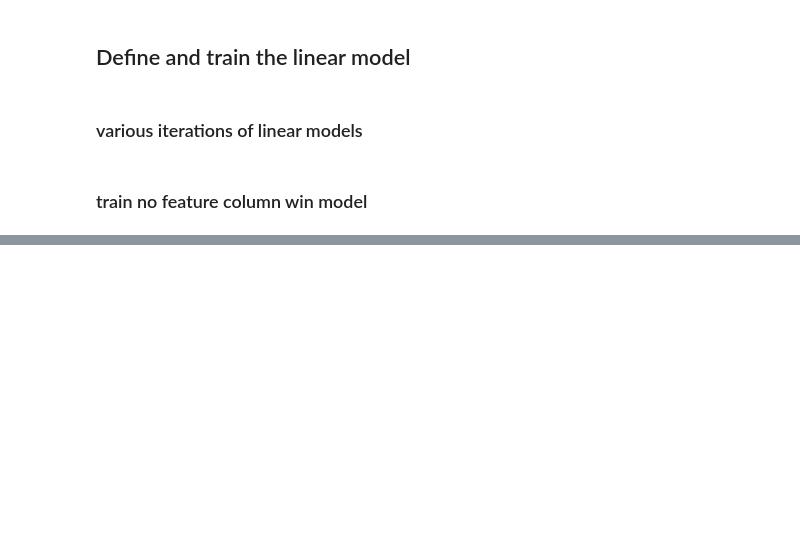
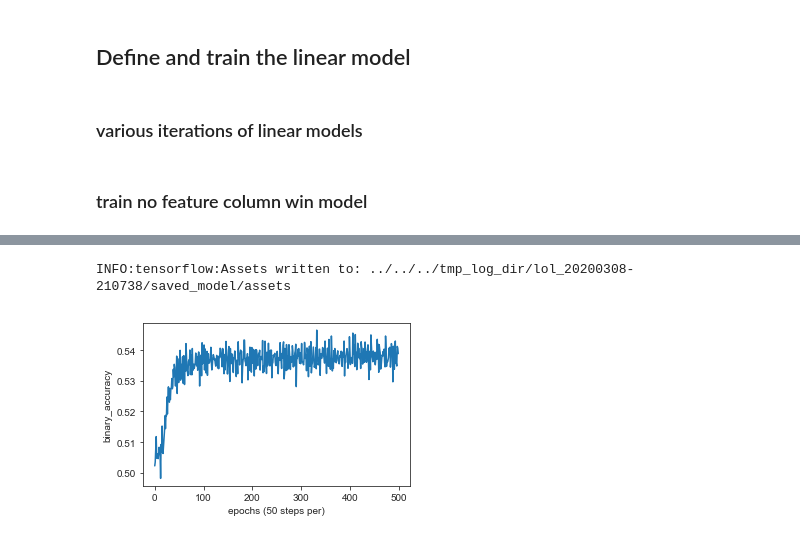
Before and after one commit to JoshEZiegler/MLProjects, a Jupyter notebook: VideoGameDrafting/LeagueOfLegendsProject/LOL_dota2_compat_extra_info_MachineLearning_keras_TF2.ipynb, the cells around one changed output, grey strips where cells are left out. Cells and saved outputs as stored; diff of their text form; code cells hidden in the pictures; blank space fills up the shorter version.

```diff
--- a/VideoGameDrafting/LeagueOfLegendsProject/LOL_dota2_compat_extra_info_MachineLearning_keras_TF2.ipynb
+++ b/VideoGameDrafting/LeagueOfLegendsProject/LOL_dota2_compat_extra_info_MachineLearning_keras_TF2.ipynb
@@ -409,0 +678,17 @@ validation_file_novocab = os.path.join('LOL_data',
+# %%
+ optimizer = tf.keras.optimizers.Adam(learning_rate=0.001)
+history = train_model(
+            optimizer,
+            model_type='dnn_extra_info',
+            vocab_len=len(champ_vocab),
+            embedding_dims=2,
+            batch_size=500,
+            epochs=500,
+            training_path=training_file_novocab,
+            validation_path=validation_file_novocab,
+            compression_type='GZIP',
+            hidden_units_heroes=[16,8,8,4,4],
+            hidden_units_out=[8,8,8,4])
+# %% [output]
+INFO:tensorflow:Assets written to: ../../../tmp_log_dir/lol_20200308-210738/saved_model/assets
+[figure, added]
```
Also changed, not shown: parts of 15 cells of this notebook, 1 other file.
